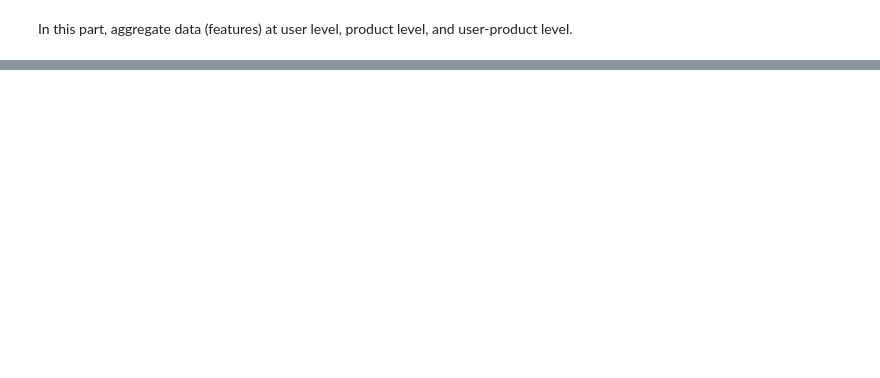
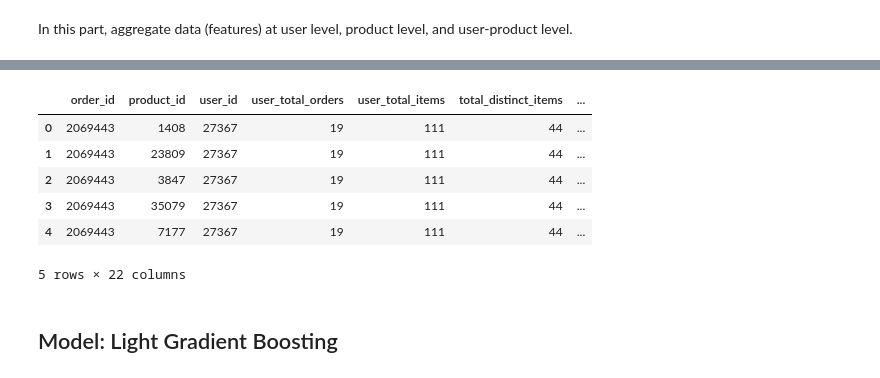
Before and after one commit to josephsudibyo/Instacart-Market-Basket-Analysis-, a Jupyter notebook: Instacart_Project.ipynb, the cells around one changed output, grey strips where cells are left out. Cells and saved outputs as stored; diff of their text form; code cells hidden in the pictures; blank space fills up the shorter version.

```diff
--- a/Instacart_Project.ipynb
+++ b/Instacart_Project.ipynb
@@ -356,0 +446,13 @@ userproduct.head()
+# %%
+train_df,labels = build_features_df(train_orders)
+train_df.head()
+# %% [output]
+|  | order_id | product_id | user_id | user_total_orders | user_total_items | total_distinct_items | ... |
+| 0 | 2069443 | 1408 | 27367 | 19 | 111 | 44 | ... |
+| 1 | 2069443 | 23809 | 27367 | 19 | 111 | 44 | ... |
+| 2 | 2069443 | 3847 | 27367 | 19 | 111 | 44 | ... |
+| 3 | 2069443 | 35079 | 27367 | 19 | 111 | 44 | ... |
+| 4 | 2069443 | 7177 | 27367 | 19 | 111 | 44 | ... |
+5 rows × 22 columns
+# %% [markdown]
+## Model: Light Gradient Boosting
```
Also changed, not shown: parts of 15 cells of this notebook.
